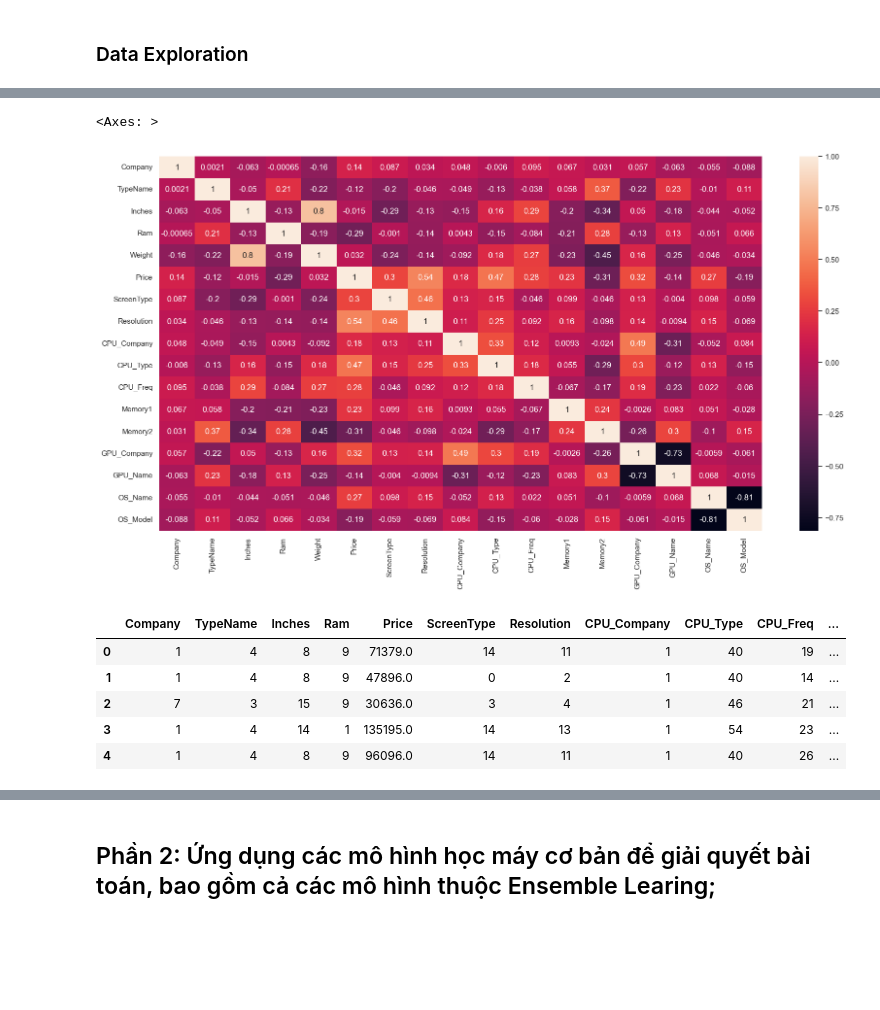
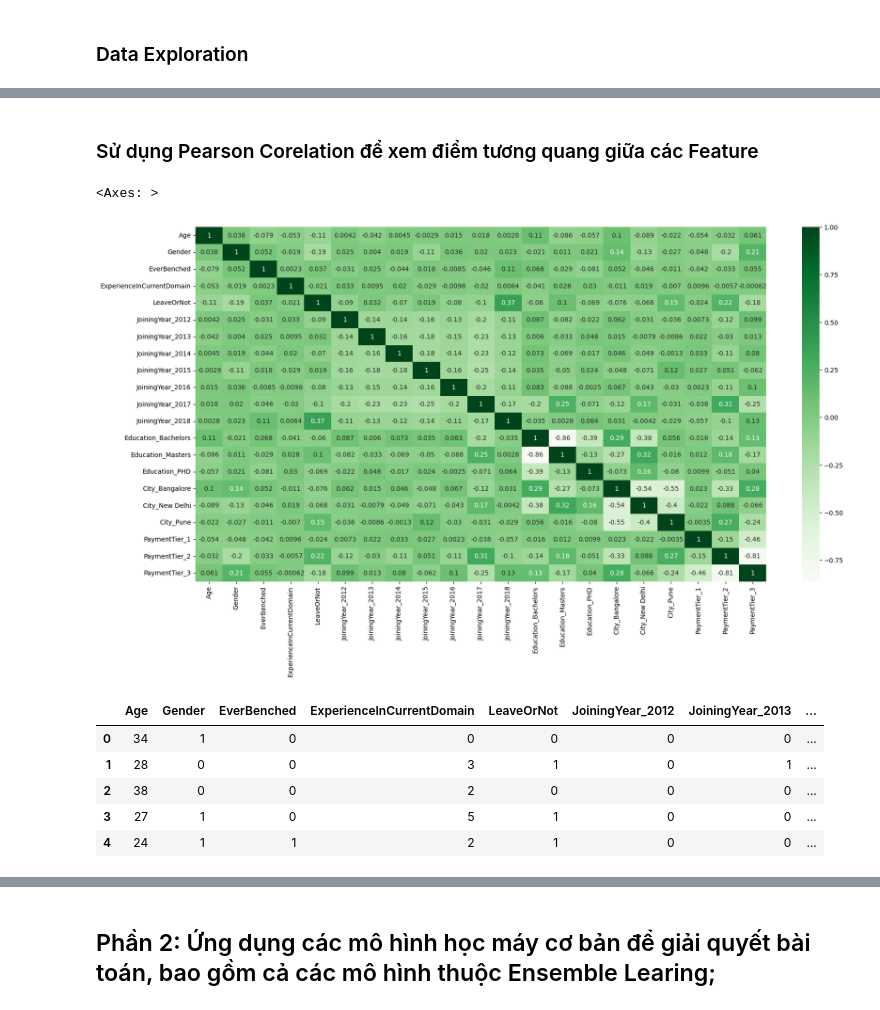
Before and after one commit to trnqbao/machine-learning-final-project, a Jupyter notebook: Ex2.ipynb, the cells around one changed output, grey strips where cells are left out. Cells and saved outputs as stored; diff of their text form; code cells hidden in the pictures; blank space fills up the shorter version.

```diff
--- a/Ex2.ipynb
+++ b/Ex2.ipynb
@@ -71,7 +82,6 @@ def plot_training_history(history):
 # %% [markdown]
 ### Data cleaning
 # %%
-df = pd.DataFrame(pd.read_csv('laptopData.csv'))
-df.drop('ID', axis=1, inplace=True)
+df = pd.DataFrame(pd.read_csv('Employee.csv'))
 df
 # %% [output]
@@ -122,2 +100,0 @@ dtype: int64
-# %%
-df.dropna(inplace=True)
@@ -200,0 +135,5 @@ array(['macOS', 'No OS', 'Windows 10', 'Mac OS X', 'Linux',
+# %%
+# Có 3 features thuộc dạng categorical nên cần phải chuyển đổi
+
+df_dummies = pd.get_dummies(df, columns=['JoiningYear', 'Education', 'City', 'PaymentTier'])
+df_dummies
@@ -346,0 +174,12 @@ df
+# %%
+le = LabelEncoder()
+
+name = list(df_dummies.columns)
+type = df_dummies.dtypes
+
+for i in range(len(type)):
+    if type[i] == 'object' or type[i] == 'bool':
+        le.fit_transform(df_dummies[name[i]])
+        df_dummies[name[i]] = le.transform(df_dummies[name[i]])
+
+df_dummies
@@ -439,20 +445,22 @@ array([[<Axes: title={'center': 'Company'}>,
+# %% [markdown]
+### Sử dụng Pearson Corelation để xem điểm tương quang giữa các Feature
 # %%
 plt.figure(figsize=(20, 10))
-sns.heatmap(df.corr(), annot=True)
+sns.heatmap(df_dummies.corr(), annot=True, cmap="Greens")
 # %% [output]
 <Axes: >
-[figure, old version]
+[figure, new version]
 # %%
 # # từ bản tương quan có thể thấy rằng bằng thạc sĩ hoặc cử nhân có tương quang tương đương nhau nên có thểm drop 1 trong 2
-df.drop('OS_Model', axis=1, inplace=True)
-df.drop('GPU_Name', axis=1, inplace=True)
-df.drop('Weight', axis=1, inplace=True)
+df_dummies.drop('Education_Bachelors', axis=1, inplace=True)
+df_dummies.drop('City_Bangalore', axis=1, inplace=True)
+df_dummies.drop('PaymentTier_2', axis=1, inplace=True)
 
-df.head()
+df_dummies.head()
 # %% [output]
-|  | Company | TypeName | Inches | Ram | Price | ScreenType | Resolution | CPU_Company | CPU_Type | CPU_Freq | ... |
-| 0 | 1 | 4 | 8 | 9 | 71379.0 | 14 | 11 | 1 | 40 | 19 | ... |
-| 1 | 1 | 4 | 8 | 9 | 47896.0 | 0 | 2 | 1 | 40 | 14 | ... |
-| 2 | 7 | 3 | 15 | 9 | 30636.0 | 3 | 4 | 1 | 46 | 21 | ... |
-| 3 | 1 | 4 | 14 | 1 | 135195.0 | 14 | 13 | 1 | 54 | 23 | ... |
-| 4 | 1 | 4 | 8 | 9 | 96096.0 | 14 | 11 | 1 | 40 | 26 | ... |
+|  | Age | Gender | EverBenched | ExperienceInCurrentDomain | LeaveOrNot | JoiningYear_2012 | JoiningYear_2013 | ... |
+| 0 | 34 | 1 | 0 | 0 | 0 | 0 | 0 | ... |
+| 1 | 28 | 0 | 0 | 3 | 1 | 0 | 1 | ... |
+| 2 | 38 | 0 | 0 | 2 | 0 | 0 | 0 | ... |
+| 3 | 27 | 1 | 0 | 5 | 1 | 0 | 0 | ... |
+| 4 | 24 | 1 | 1 | 2 | 1 | 0 | 0 | ... |
```
Also changed, not shown: parts of 91 cells of this notebook.
